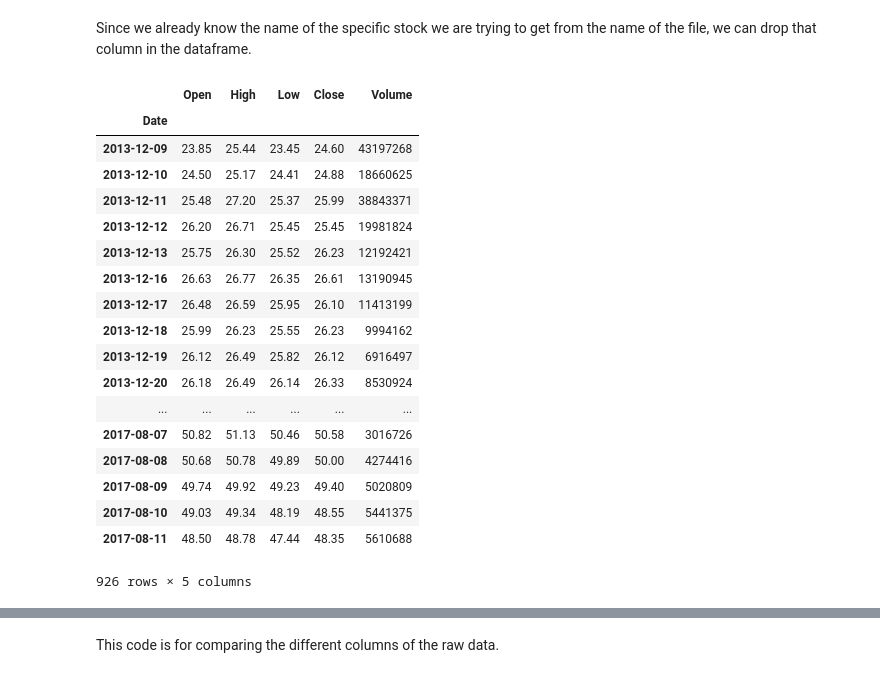
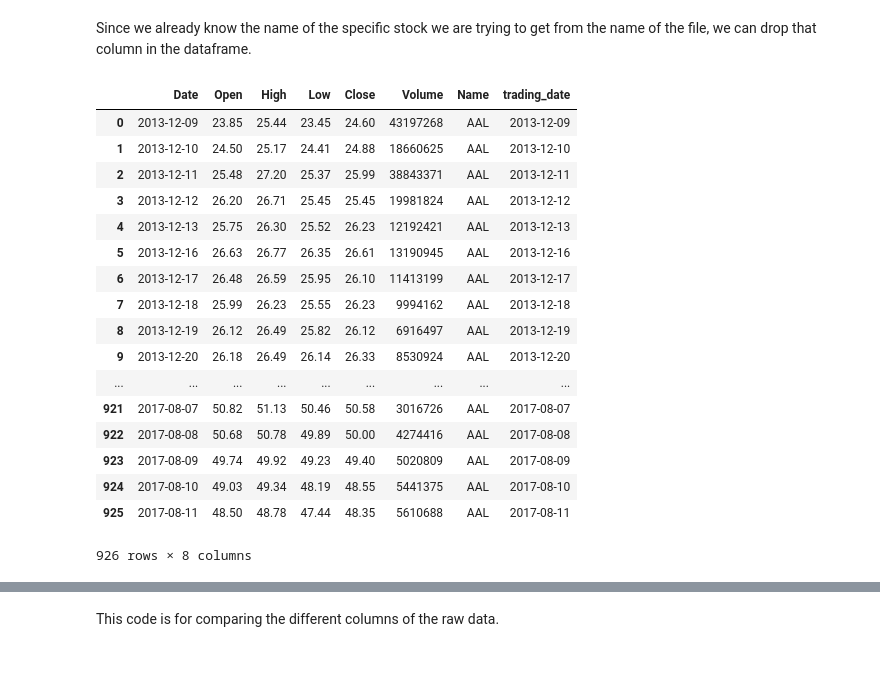
Before and after one commit to kwrjcr/machinelearningnanodegreecapstone, a Jupyter notebook: UdacityMachineLearningNanodegreeCapstoneProject.ipynb, the cells around one changed output, grey strips where cells are left out. Saved outputs shown, nothing was run; the diff lists cells and outputs as text; code cells hidden in the pictures.

```diff
--- a/UdacityMachineLearningNanodegreeCapstoneProject.ipynb
+++ b/UdacityMachineLearningNanodegreeCapstoneProject.ipynb
@@ -40,22 +38,0 @@ df.set_index(['Date'], inplace=True)
-# %%
-df
-# %% [output]
-|  | Open | High | Low | Close | Volume |
-| Date |  |  |  |  |  |
-| 2013-12-09 | 23.85 | 25.44 | 23.45 | 24.60 | 43197268 |
-| 2013-12-10 | 24.50 | 25.17 | 24.41 | 24.88 | 18660625 |
-| 2013-12-11 | 25.48 | 27.20 | 25.37 | 25.99 | 38843371 |
-| 2013-12-12 | 26.20 | 26.71 | 25.45 | 25.45 | 19981824 |
-| 2013-12-13 | 25.75 | 26.30 | 25.52 | 26.23 | 12192421 |
-| 2013-12-16 | 26.63 | 26.77 | 26.35 | 26.61 | 13190945 |
-| 2013-12-17 | 26.48 | 26.59 | 25.95 | 26.10 | 11413199 |
-| 2013-12-18 | 25.99 | 26.23 | 25.55 | 26.23 | 9994162 |
-| 2013-12-19 | 26.12 | 26.49 | 25.82 | 26.12 | 6916497 |
-| 2013-12-20 | 26.18 | 26.49 | 26.14 | 26.33 | 8530924 |
-| ... | ... | ... | ... | ... | ... |
-| 2017-08-07 | 50.82 | 51.13 | 50.46 | 50.58 | 3016726 |
-| 2017-08-08 | 50.68 | 50.78 | 49.89 | 50.00 | 4274416 |
-| 2017-08-09 | 49.74 | 49.92 | 49.23 | 49.40 | 5020809 |
-| 2017-08-10 | 49.03 | 49.34 | 48.19 | 48.55 | 5441375 |
-| 2017-08-11 | 48.50 | 48.78 | 47.44 | 48.35 | 5610688 |
-926 rows × 5 columns
@@ -61,0 +41,21 @@ df
+# %%
+dataset
+# %% [output]
+|  | Date | Open | High | Low | Close | Volume | Name | trading_date |
+| 0 | 2013-12-09 | 23.85 | 25.44 | 23.45 | 24.60 | 43197268 | AAL | 2013-12-09 |
+| 1 | 2013-12-10 | 24.50 | 25.17 | 24.41 | 24.88 | 18660625 | AAL | 2013-12-10 |
+| 2 | 2013-12-11 | 25.48 | 27.20 | 25.37 | 25.99 | 38843371 | AAL | 2013-12-11 |
+| 3 | 2013-12-12 | 26.20 | 26.71 | 25.45 | 25.45 | 19981824 | AAL | 2013-12-12 |
+| 4 | 2013-12-13 | 25.75 | 26.30 | 25.52 | 26.23 | 12192421 | AAL | 2013-12-13 |
+| 5 | 2013-12-16 | 26.63 | 26.77 | 26.35 | 26.61 | 13190945 | AAL | 2013-12-16 |
+| 6 | 2013-12-17 | 26.48 | 26.59 | 25.95 | 26.10 | 11413199 | AAL | 2013-12-17 |
+| 7 | 2013-12-18 | 25.99 | 26.23 | 25.55 | 26.23 | 9994162 | AAL | 2013-12-18 |
+| 8 | 2013-12-19 | 26.12 | 26.49 | 25.82 | 26.12 | 6916497 | AAL | 2013-12-19 |
+| 9 | 2013-12-20 | 26.18 | 26.49 | 26.14 | 26.33 | 8530924 | AAL | 2013-12-20 |
+| ... | ... | ... | ... | ... | ... | ... | ... | ... |
+| 921 | 2017-08-07 | 50.82 | 51.13 | 50.46 | 50.58 | 3016726 | AAL | 2017-08-07 |
+| 922 | 2017-08-08 | 50.68 | 50.78 | 49.89 | 50.00 | 4274416 | AAL | 2017-08-08 |
+| 923 | 2017-08-09 | 49.74 | 49.92 | 49.23 | 49.40 | 5020809 | AAL | 2017-08-09 |
+| 924 | 2017-08-10 | 49.03 | 49.34 | 48.19 | 48.55 | 5441375 | AAL | 2017-08-10 |
+| 925 | 2017-08-11 | 48.50 | 48.78 | 47.44 | 48.35 | 5610688 | AAL | 2017-08-11 |
+926 rows × 8 columns
```
Also changed, not shown: parts of 21 cells of this notebook, 2 other files.
